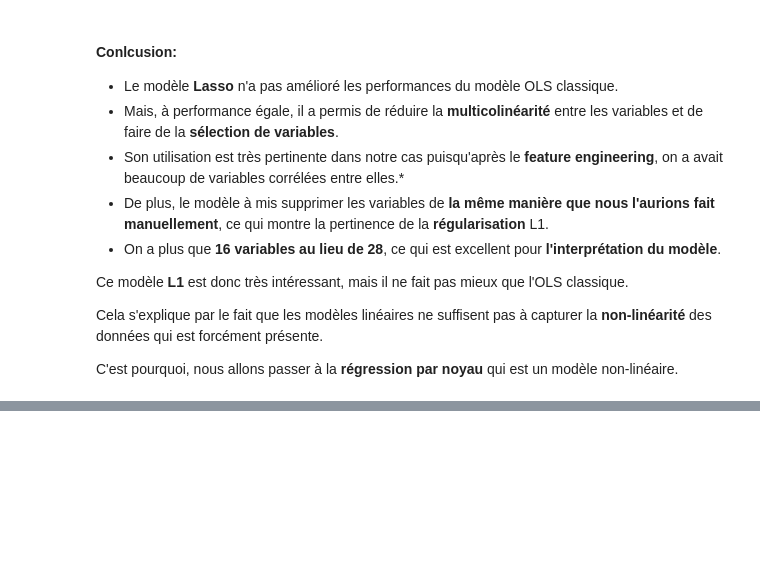
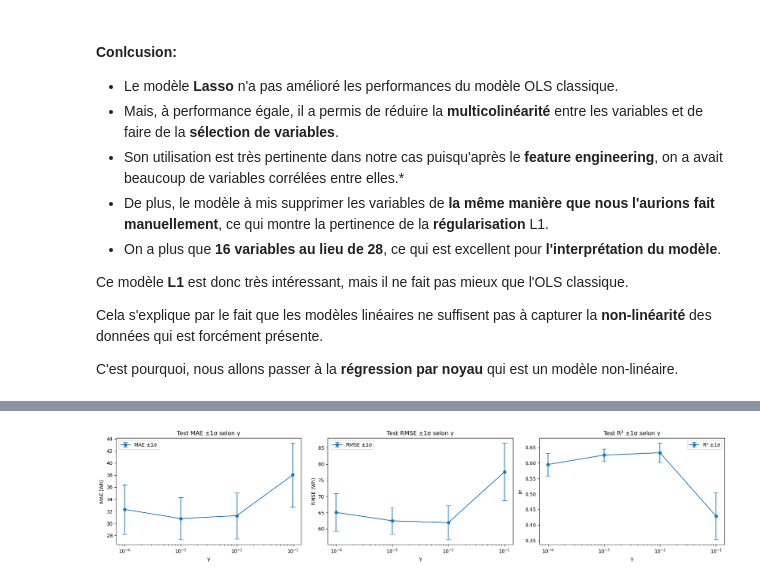
Before and after one commit to issagith/energy-consumption-prediction, a Jupyter notebook: main.ipynb, the cells around one changed output, grey strips where cells are left out. Drawn from its saved outputs; the diff is of its cells as text; code cells hidden in the pictures; blank space fills up the shorter version.

```diff
--- a/main.ipynb
+++ b/main.ipynb
@@ -1737,0 +1956,59 @@ C'est pourquoi, nous allons passer à la **régression par noyau** qui est un mo
+# %%
+res = grid.cv_results_
+
+gammas = np.array(res['param_gamma'], dtype=float)
+mae_mean_scaled = -res['mean_test_neg_MAE']
+mae_std_scaled  =  res['std_test_neg_MAE']
+mse_mean_scaled = -res['mean_test_neg_MSE']
+mse_std_scaled  =  res['std_test_neg_MSE']
+r2_mean         =  res['mean_test_R2']
+r2_std          =  res['std_test_R2']
+
+rmse_mean_scaled = np.sqrt(mse_mean_scaled)
+rmse_std_scaled  = mse_std_scaled / (2 * rmse_mean_scaled)
+
+sigma_y = y_scaler.scale_[0]
+mae_mean_wh  = mae_mean_scaled  * sigma_y
+mae_std_wh   = mae_std_scaled   * sigma_y
+rmse_mean_wh = rmse_mean_scaled * sigma_y
+rmse_std_wh  = rmse_std_scaled  * sigma_y
+
+fig, axes = plt.subplots(1, 3, figsize=(18, 4))
+
+# MAE
+axes[0].errorbar(
+    gammas, mae_mean_wh, yerr=mae_std_wh,
+    fmt='o-', capsize=5, label='MAE ±1σ'
+)
+axes[0].set_xscale('log')
+axes[0].set_xlabel('γ')
+axes[0].set_ylabel('MAE (Wh)')
+axes[0].set_title('Test MAE ±1σ selon γ')
+axes[0].legend()
+
+# RMSE
+axes[1].errorbar(
+    gammas, rmse_mean_wh, yerr=rmse_std_wh,
+    fmt='o-', capsize=5, label='RMSE ±1σ'
+)
+axes[1].set_xscale('log')
+axes[1].set_xlabel('γ')
+axes[1].set_ylabel('RMSE (Wh)')
+axes[1].set_title('Test RMSE ±1σ selon γ')
+axes[1].legend()
+
+# R2
+axes[2].errorbar(
+    gammas, r2_mean, yerr=r2_std,
+    fmt='o-', capsize=5, label='R² ±1σ'
+)
+axes[2].set_xscale('log')
+axes[2].set_xlabel('γ')
+axes[2].set_ylabel('R²')
+axes[2].set_title('Test R² ±1σ selon γ')
+axes[2].legend()
+
+plt.tight_layout()
+plt.show()
+# %% [output]
+[figure, added]
```
Also changed, not shown: parts of 42 cells of this notebook.
